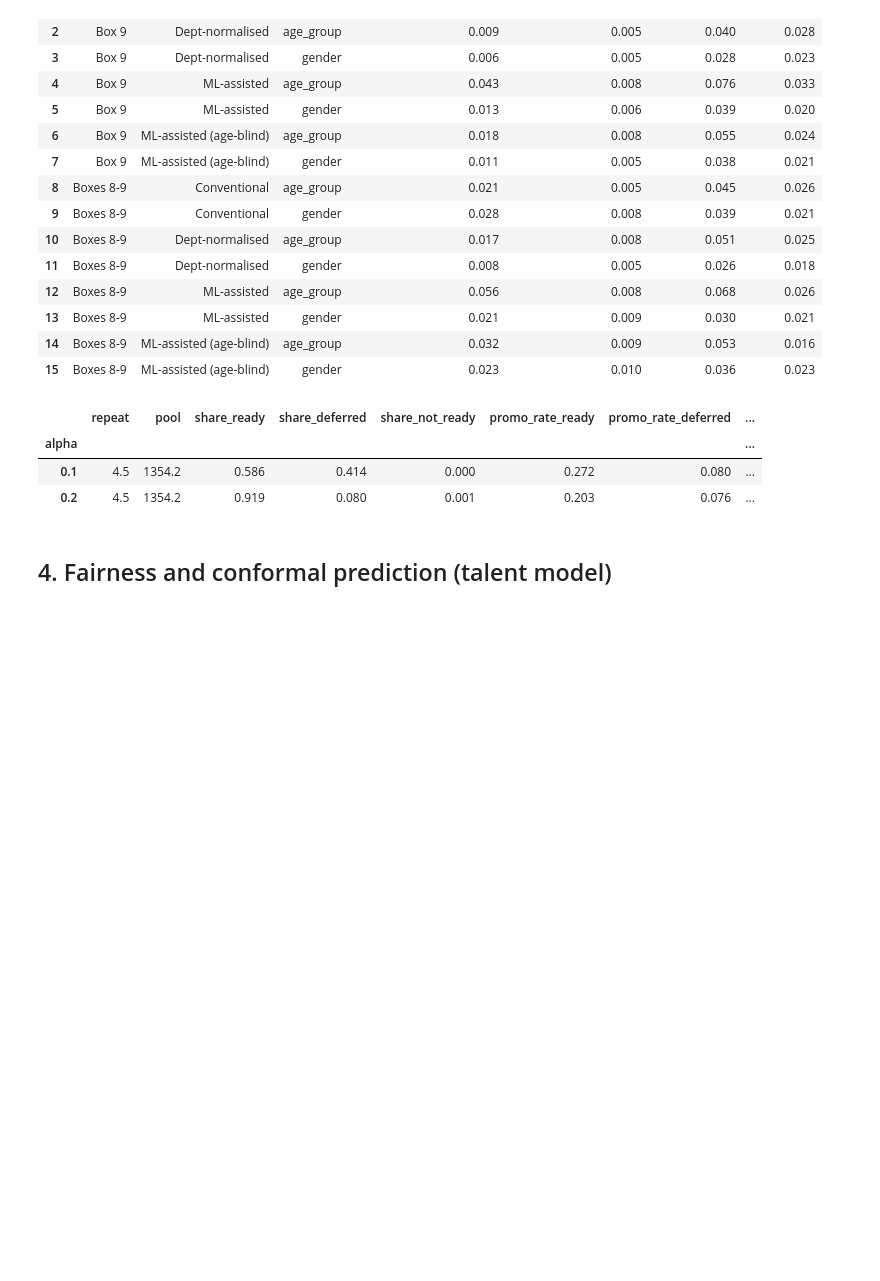
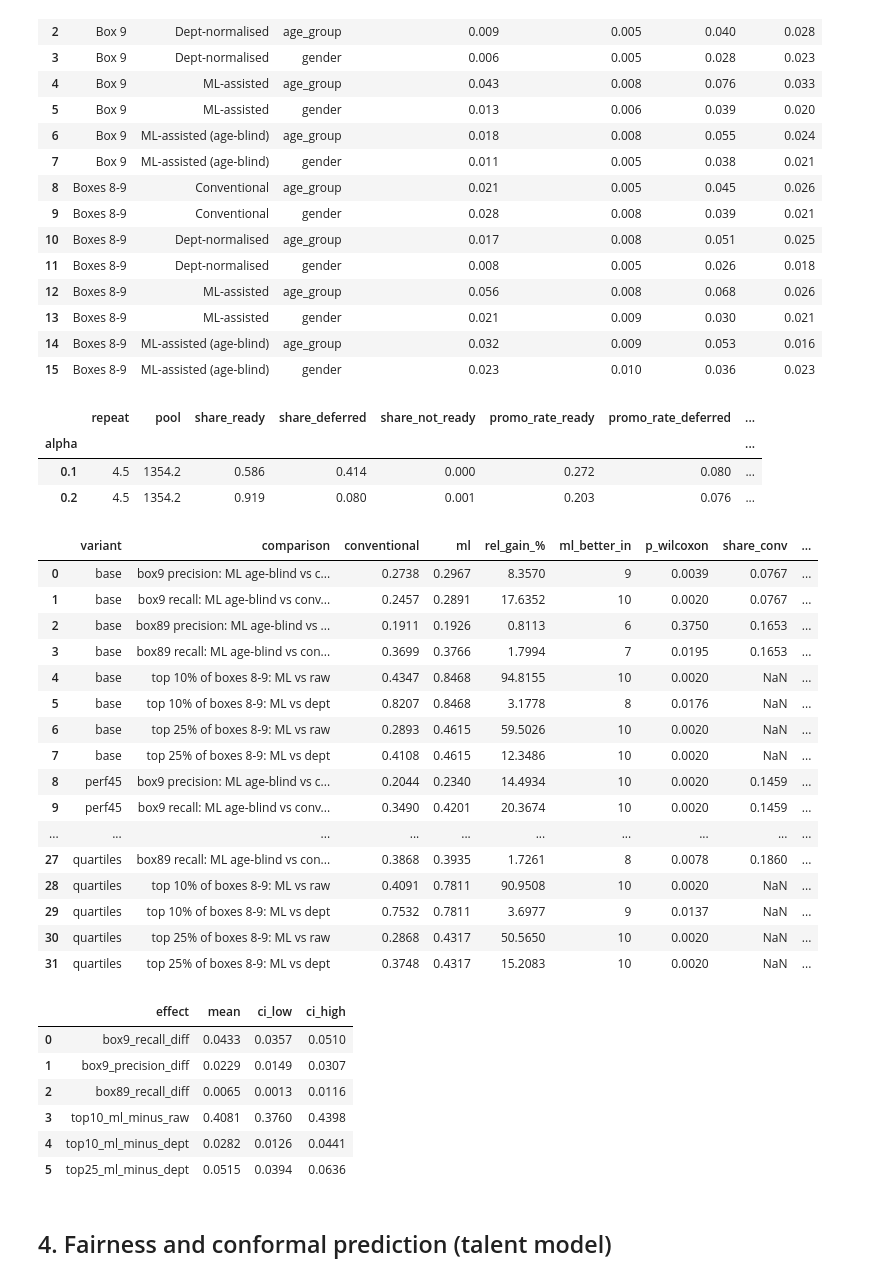
Before and after one commit to sluufy/ML_Talenta_26, a Jupyter notebook: code/reproduce.ipynb, the cells around one changed output. Cells and saved outputs as stored; diff of their text form; code cells hidden in the pictures; blank space fills up the shorter version.

```diff
--- a/code/reproduce.ipynb
+++ b/code/reproduce.ipynb
@@ -171,6 +171,34 @@ pd.read_csv(T / 'box_deferral_ageblind_runs.csv').groupby('alpha').mean(numeric_
 | alpha |  |  |  |  |  |  |  | ... |
 | 0.1 | 4.5 | 1354.2 | 0.586 | 0.414 | 0.000 | 0.272 | 0.080 | ... |
 | 0.2 | 4.5 | 1354.2 | 0.919 | 0.080 | 0.001 | 0.203 | 0.076 | ... |
+# %%
+display(pd.read_csv(T / 'robustness_summary.csv').round(4))
+pd.read_csv(T / 'bootstrap_ci.csv').round(4)
+# %% [output]
+|  | variant | comparison | conventional | ml | rel_gain_% | ml_better_in | p_wilcoxon | share_conv | ... |
+| 0 | base | box9 precision: ML age-blind vs c... | 0.2738 | 0.2967 | 8.3570 | 9 | 0.0039 | 0.0767 | ... |
+| 1 | base | box9 recall: ML age-blind vs conv... | 0.2457 | 0.2891 | 17.6352 | 10 | 0.0020 | 0.0767 | ... |
+| 2 | base | box89 precision: ML age-blind vs ... | 0.1911 | 0.1926 | 0.8113 | 6 | 0.3750 | 0.1653 | ... |
+| 3 | base | box89 recall: ML age-blind vs con... | 0.3699 | 0.3766 | 1.7994 | 7 | 0.0195 | 0.1653 | ... |
+| 4 | base | top 10% of boxes 8-9: ML vs raw | 0.4347 | 0.8468 | 94.8155 | 10 | 0.0020 | NaN | ... |
+| 5 | base | top 10% of boxes 8-9: ML vs dept | 0.8207 | 0.8468 | 3.1778 | 8 | 0.0176 | NaN | ... |
+| 6 | base | top 25% of boxes 8-9: ML vs raw | 0.2893 | 0.4615 | 59.5026 | 10 | 0.0020 | NaN | ... |
+| 7 | base | top 25% of boxes 8-9: ML vs dept | 0.4108 | 0.4615 | 12.3486 | 10 | 0.0020 | NaN | ... |
+| 8 | perf45 | box9 precision: ML age-blind vs c... | 0.2044 | 0.2340 | 14.4934 | 10 | 0.0020 | 0.1459 | ... |
+| 9 | perf45 | box9 recall: ML age-blind vs conv... | 0.3490 | 0.4201 | 20.3674 | 10 | 0.0020 | 0.1459 | ... |
+| ... | ... | ... | ... | ... | ... | ... | ... | ... | ... |
+| 27 | quartiles | box89 recall: ML age-blind vs con... | 0.3868 | 0.3935 | 1.7261 | 8 | 0.0078 | 0.1860 | ... |
+| 28 | quartiles | top 10% of boxes 8-9: ML vs raw | 0.4091 | 0.7811 | 90.9508 | 10 | 0.0020 | NaN | ... |
+| 29 | quartiles | top 10% of boxes 8-9: ML vs dept | 0.7532 | 0.7811 | 3.6977 | 9 | 0.0137 | NaN | ... |
+| 30 | quartiles | top 25% of boxes 8-9: ML vs raw | 0.2868 | 0.4317 | 50.5650 | 10 | 0.0020 | NaN | ... |
+| 31 | quartiles | top 25% of boxes 8-9: ML vs dept | 0.3748 | 0.4317 | 15.2083 | 10 | 0.0020 | NaN | ... |
+|  | effect | mean | ci_low | ci_high |
+| 0 | box9_recall_diff | 0.0433 | 0.0357 | 0.0510 |
+| 1 | box9_precision_diff | 0.0229 | 0.0149 | 0.0307 |
+| 2 | box89_recall_diff | 0.0065 | 0.0013 | 0.0116 |
+| 3 | top10_ml_minus_raw | 0.4081 | 0.3760 | 0.4398 |
+| 4 | top10_ml_minus_dept | 0.0282 | 0.0126 | 0.0441 |
+| 5 | top25_ml_minus_dept | 0.0515 | 0.0394 | 0.0636 |
 # %% [markdown]
 ## 4. Fairness and conformal prediction (talent model)
 # %%
```
Also changed, not shown: parts of 1 cell of this notebook, 7 other files.
